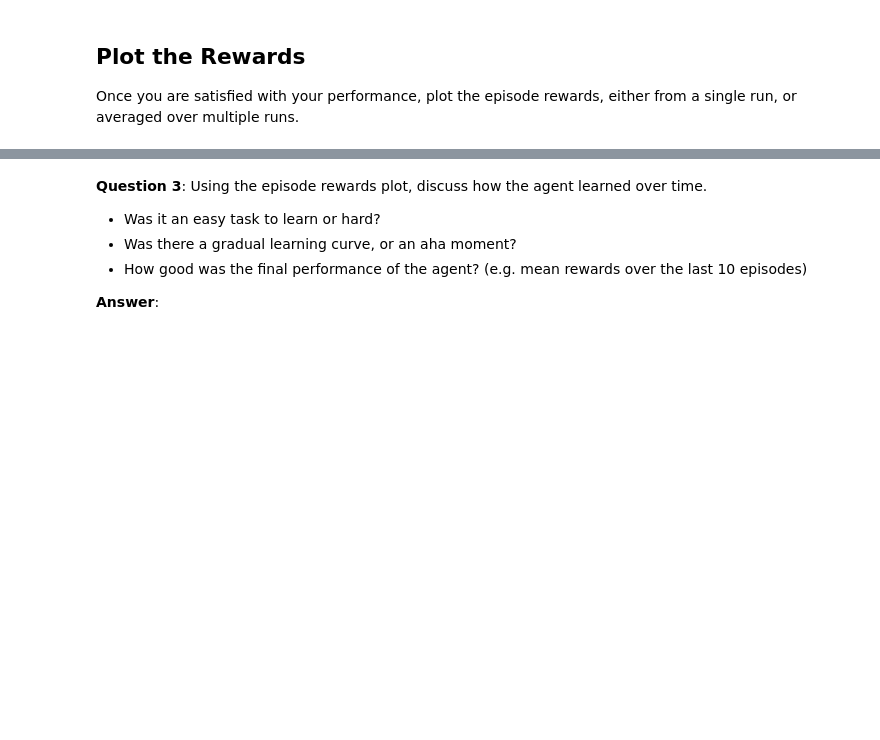
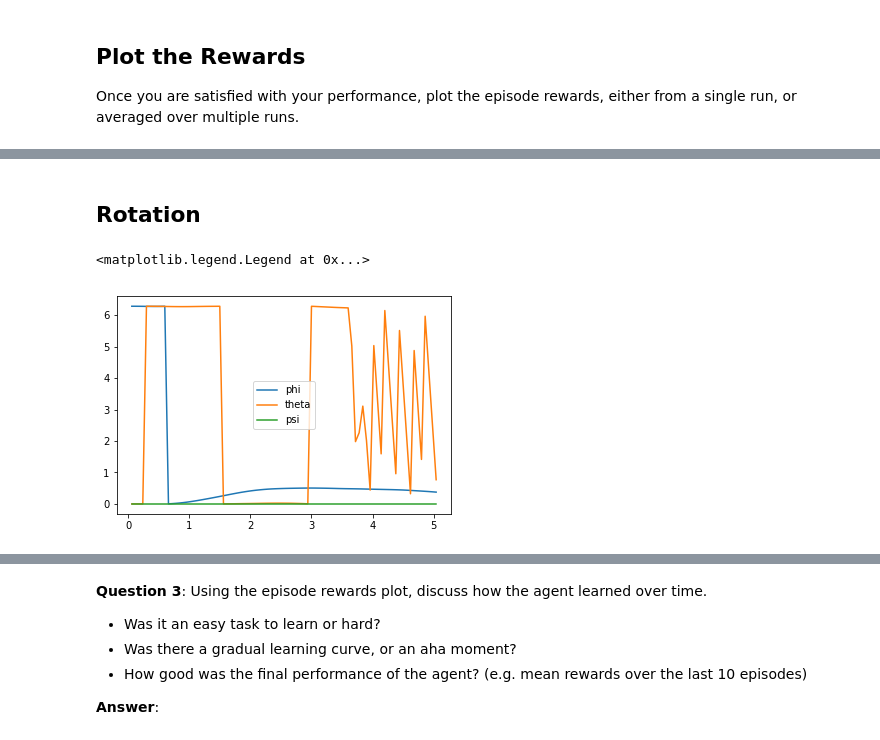
Before and after one commit to dsoellinger/Udacity-Machine-Learning-Nanodegree, a Jupyter notebook: assignments/quadcopter/Quadcopter_Project.ipynb, the cells around one changed output, grey strips where cells are left out. Cells and saved outputs as stored; diff of their text form; code cells hidden in the pictures; blank space fills up the shorter version.

```diff
--- a/assignments/quadcopter/Quadcopter_Project.ipynb
+++ b/assignments/quadcopter/Quadcopter_Project.ipynb
@@ -286,0 +335,10 @@ Once you are satisfied with your performance, plot the episode rewards, either f
+# %% [markdown]
+## Rotation
+# %%
+plt.plot(best_results['time'], best_results['phi'], label='phi')
+plt.plot(best_results['time'], best_results['theta'], label='theta')
+plt.plot(best_results['time'], best_results['psi'], label='psi')
+plt.legend()
+# %% [output]
+<matplotlib.legend.Legend at 0x...>
+[figure, added]
```
Also changed, not shown: parts of 17 cells of this notebook, 6 other files.
